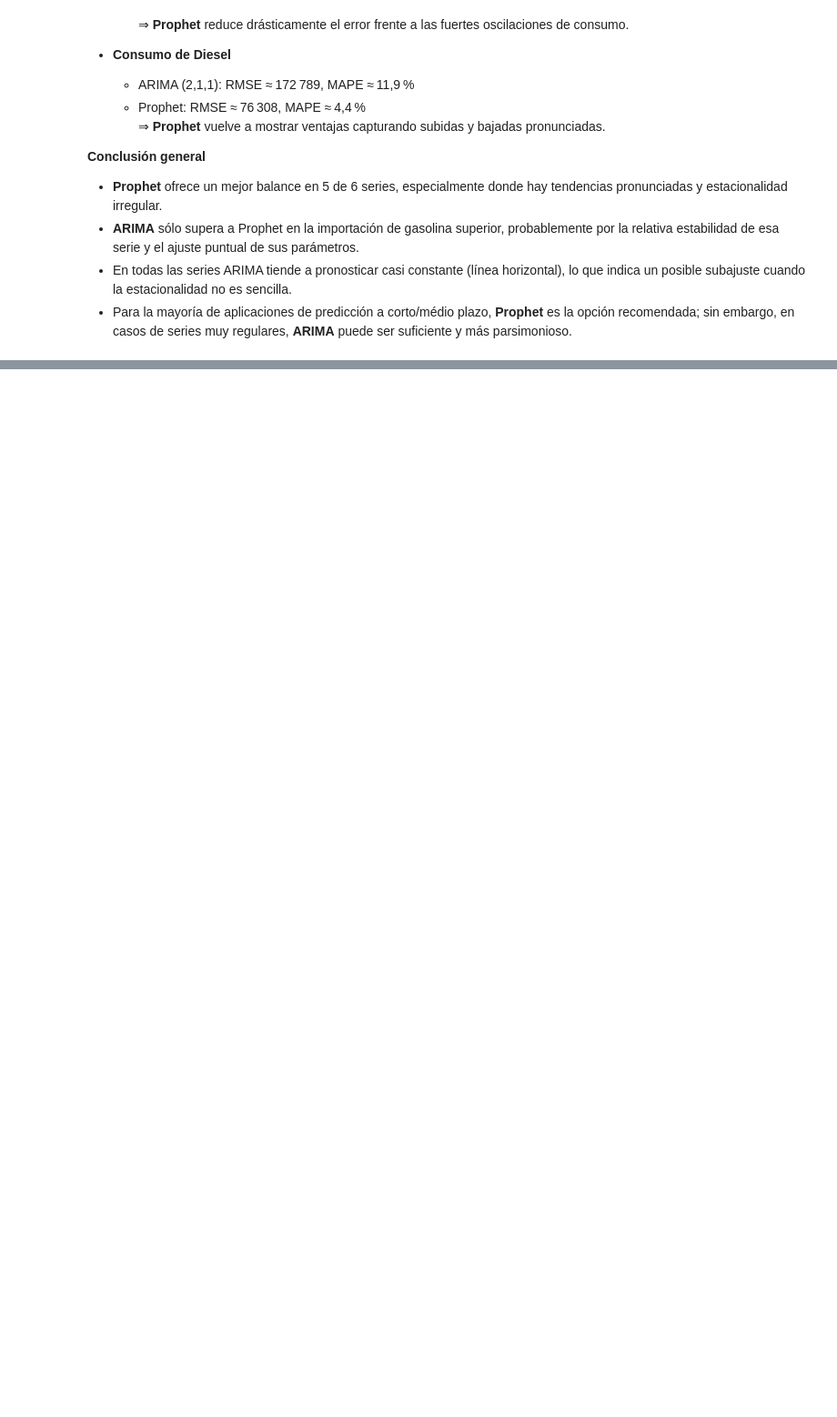
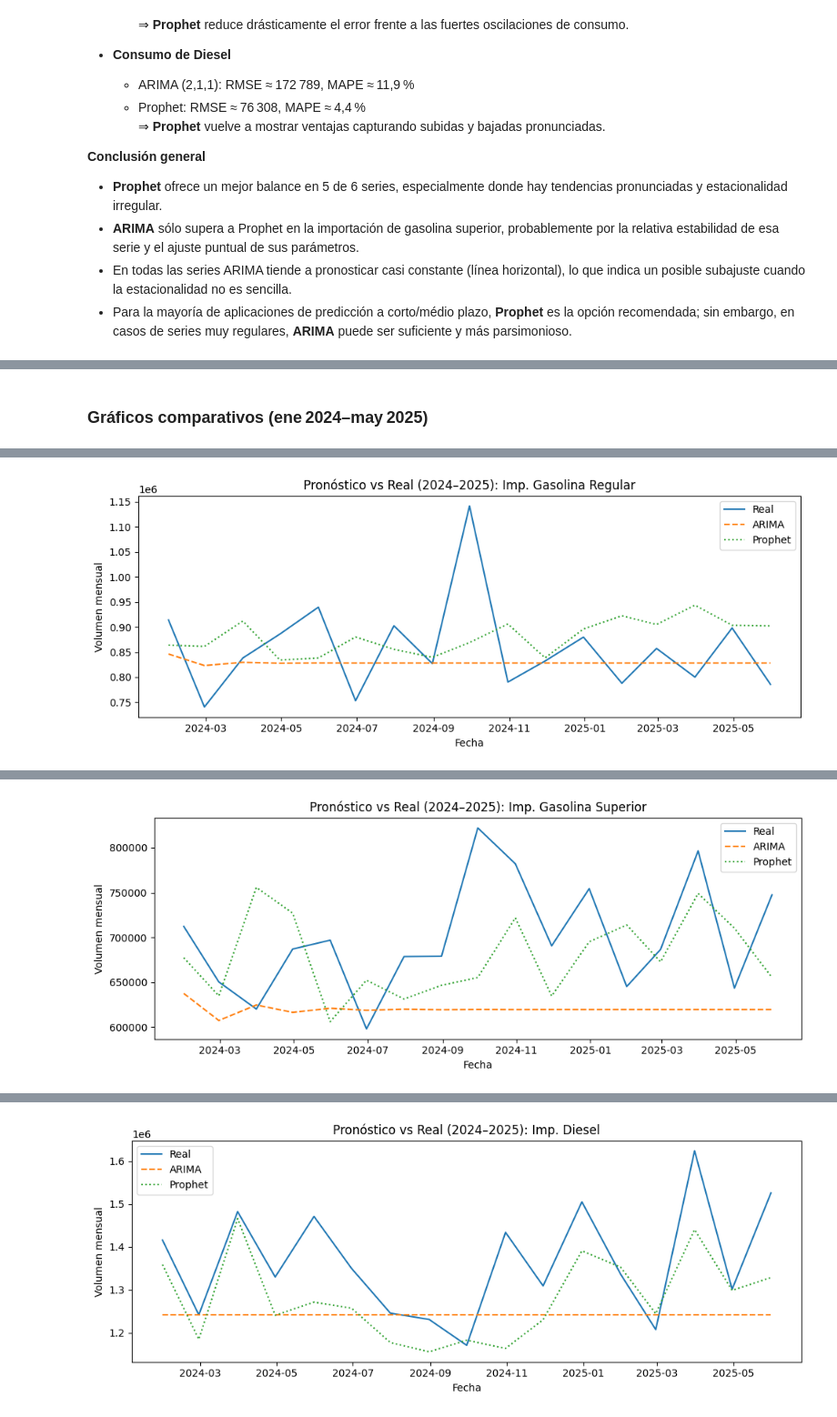
Before and after one commit to Diegoval-Dev/DC-Lab1, a Jupyter notebook: series-de-tiempo.ipynb, the cells around one changed output, grey strips where cells are left out. Shown at 91% size. Drawn from its saved outputs; the diff is of its cells as text; code cells hidden in the pictures; blank space fills up the shorter version.

Commit message:
feat: add comparison using the new data stablishing predictions with test real data

```diff
--- a/series-de-tiempo.ipynb
+++ b/series-de-tiempo.ipynb
@@ -883,0 +932,16 @@ for name, ts in series.items():
+# %%
+best_orders_4 = {}
+for name, train in series_train.items():
+    best_aic = np.inf
+    best_order = (1,1,1)
+    for p in range(3):
+        for q in range(3):
+            try:
+                m = ARIMA(train, order=(p,1,q)).fit()
+                if m.aic < best_aic:
+                    best_aic, best_order = m.aic, (p,1,q)
+            except:
+                continue
+    best_orders_4[name] = best_order
+
+pd.Series(best_orders_4, name='Orden ARIMA 2024‑25').to_frame()
@@ -883,0 +1026,27 @@ for name, ts in series.items():
+# %% [markdown]
+### Gráficos comparativos (ene 2024–may 2025)
+# %%
+for name in metrics_4.index:
+    train, test = series_train[name], series_test[name]
+    h = len(test)
+
+    # Recalcular pronósticos
+    ar = ARIMA(train, order=best_orders_4[name]).fit()
+    fc_ar = ar.forecast(h)
+    dfp = pd.DataFrame({'ds': train.index, 'y': train.values})
+    m = Prophet(yearly_seasonality=True)
+    m.fit(dfp)
+    future = m.make_future_dataframe(periods=h, freq='M')
+    fc_p = m.predict(future).set_index('ds')['yhat'][-h:]
+
+    plt.figure(figsize=(10, 4))
+    plt.plot(test.index, test,    label='Real',        linestyle='-')
+    plt.plot(test.index, fc_ar,    label='ARIMA',       linestyle='--')
+    plt.plot(test.index, fc_p,     label='Prophet',     linestyle=':')
+    plt.title(f'Pronóstico vs Real (2024–2025): {name}')
+    plt.xlabel('Fecha')
+    plt.ylabel('Volumen mensual')
+    plt.legend()
+    plt.tight_layout()
+    plt.show()
+# %% [output]
@@ -883,0 +1055 @@ for name, ts in series.items():
+[figure, added]
@@ -883,0 +1058 @@ for name, ts in series.items():
+[figure, added]
@@ -883,0 +1061 @@ for name, ts in series.items():
+[figure, added]
```
Also changed, not shown: parts of 19 cells of this notebook.
